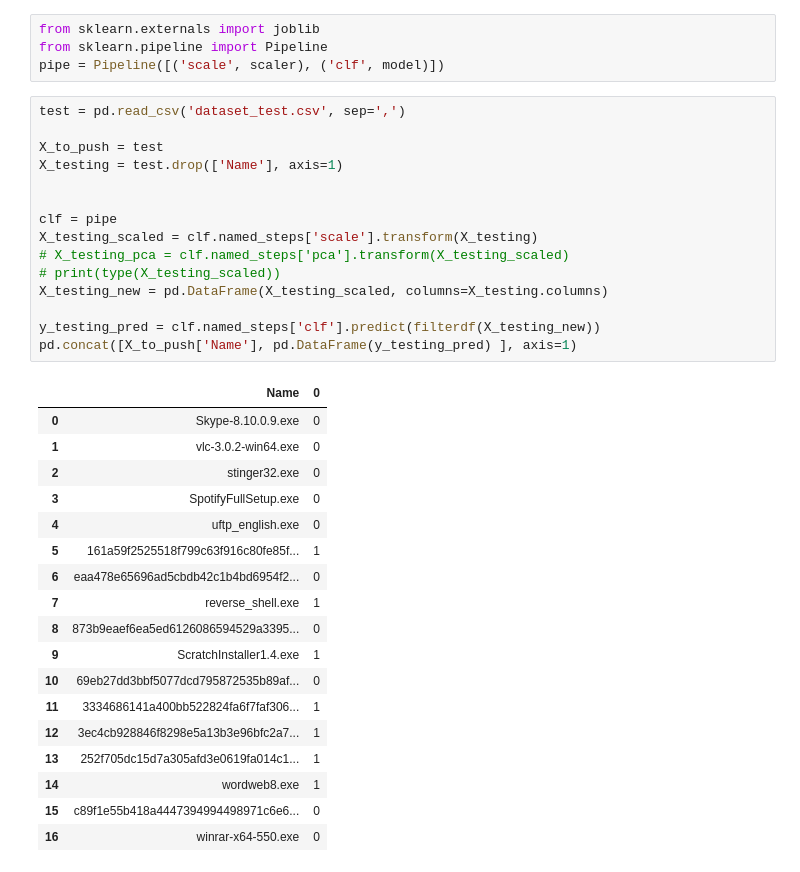
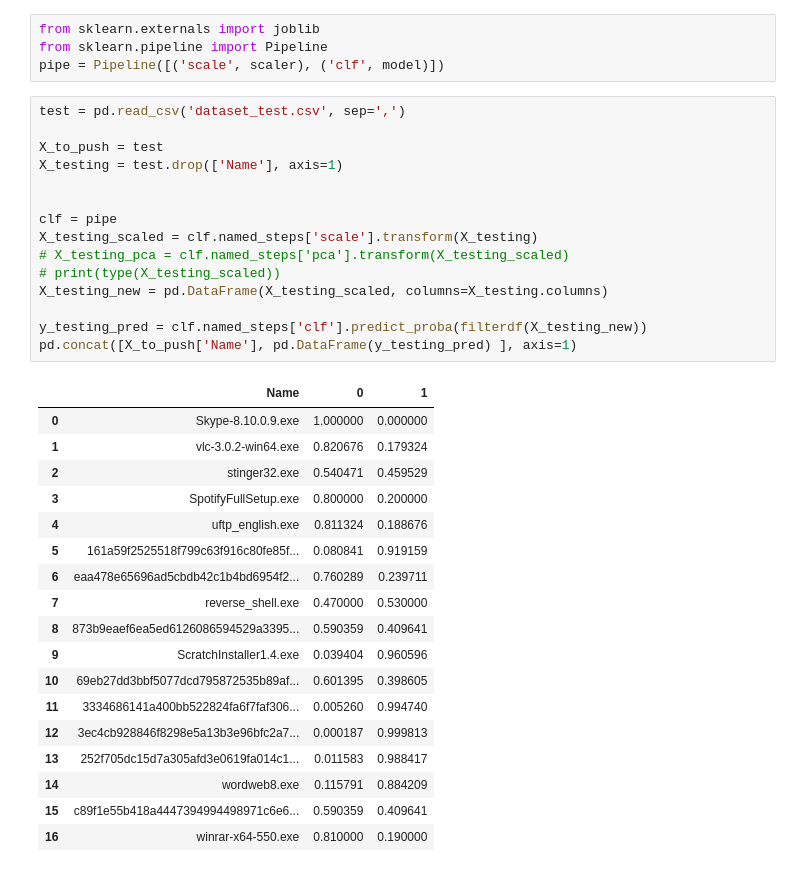
Before and after one commit to RahulNK3498/FinalYearProject, a Jupyter notebook: Malware.ipynb, the cells around one changed output. Drawn from its saved outputs; the diff is of its cells as text.

```diff
--- a/Malware.ipynb
+++ b/Malware.ipynb
@@ -205,34 +207,34 @@ pipe = Pipeline([('scale', scaler), ('clf', model)])
 # %%
 test = pd.read_csv('dataset_test.csv', sep=',')
 
 X_to_push = test
 X_testing = test.drop(['Name'], axis=1)
 
 
 clf = pipe
 X_testing_scaled = clf.named_steps['scale'].transform(X_testing)
 # X_testing_pca = clf.named_steps['pca'].transform(X_testing_scaled)
 # print(type(X_testing_scaled))
 X_testing_new = pd.DataFrame(X_testing_scaled, columns=X_testing.columns)
 
-y_testing_pred = clf.named_steps['clf'].predict(filterdf(X_testing_new))
+y_testing_pred = clf.named_steps['clf'].predict_proba(filterdf(X_testing_new))
 pd.concat([X_to_push['Name'], pd.DataFrame(y_testing_pred) ], axis=1)
 # %% [output]
-|  | Name | 0 |
-| 0 | Skype-8.10.0.9.exe | 0 |
-| 1 | vlc-3.0.2-win64.exe | 0 |
-| 2 | stinger32.exe | 0 |
-| 3 | SpotifyFullSetup.exe | 0 |
-| 4 | uftp_english.exe | 0 |
-| 5 | 161a59f2525518f799c63f916c80fe85f... | 1 |
-| 6 | eaa478e65696ad5cbdb42c1b4bd6954f2... | 0 |
-| 7 | reverse_shell.exe | 1 |
-| 8 | 873b9eaef6ea5ed6126086594529a3395... | 0 |
-| 9 | ScratchInstaller1.4.exe | 1 |
-| 10 | 69eb27dd3bbf5077dcd795872535b89af... | 0 |
-| 11 | 3334686141a400bb522824fa6f7faf306... | 1 |
-| 12 | 3ec4cb928846f8298e5a13b3e96bfc2a7... | 1 |
-| 13 | 252f705dc15d7a305afd3e0619fa014c1... | 1 |
-| 14 | wordweb8.exe | 1 |
-| 15 | c89f1e55b418a4447394994498971c6e6... | 0 |
-| 16 | winrar-x64-550.exe | 0 |
+|  | Name | 0 | 1 |
+| 0 | Skype-8.10.0.9.exe | 1.000000 | 0.000000 |
+| 1 | vlc-3.0.2-win64.exe | 0.820676 | 0.179324 |
+| 2 | stinger32.exe | 0.540471 | 0.459529 |
+| 3 | SpotifyFullSetup.exe | 0.800000 | 0.200000 |
+| 4 | uftp_english.exe | 0.811324 | 0.188676 |
+| 5 | 161a59f2525518f799c63f916c80fe85f... | 0.080841 | 0.919159 |
+| 6 | eaa478e65696ad5cbdb42c1b4bd6954f2... | 0.760289 | 0.239711 |
+| 7 | reverse_shell.exe | 0.470000 | 0.530000 |
+| 8 | 873b9eaef6ea5ed6126086594529a3395... | 0.590359 | 0.409641 |
+| 9 | ScratchInstaller1.4.exe | 0.039404 | 0.960596 |
+| 10 | 69eb27dd3bbf5077dcd795872535b89af... | 0.601395 | 0.398605 |
+| 11 | 3334686141a400bb522824fa6f7faf306... | 0.005260 | 0.994740 |
+| 12 | 3ec4cb928846f8298e5a13b3e96bfc2a7... | 0.000187 | 0.999813 |
+| 13 | 252f705dc15d7a305afd3e0619fa014c1... | 0.011583 | 0.988417 |
+| 14 | wordweb8.exe | 0.115791 | 0.884209 |
+| 15 | c89f1e55b418a4447394994498971c6e6... | 0.590359 | 0.409641 |
+| 16 | winrar-x64-550.exe | 0.810000 | 0.190000 |
```
Also changed, not shown: parts of 26 cells of this notebook.
